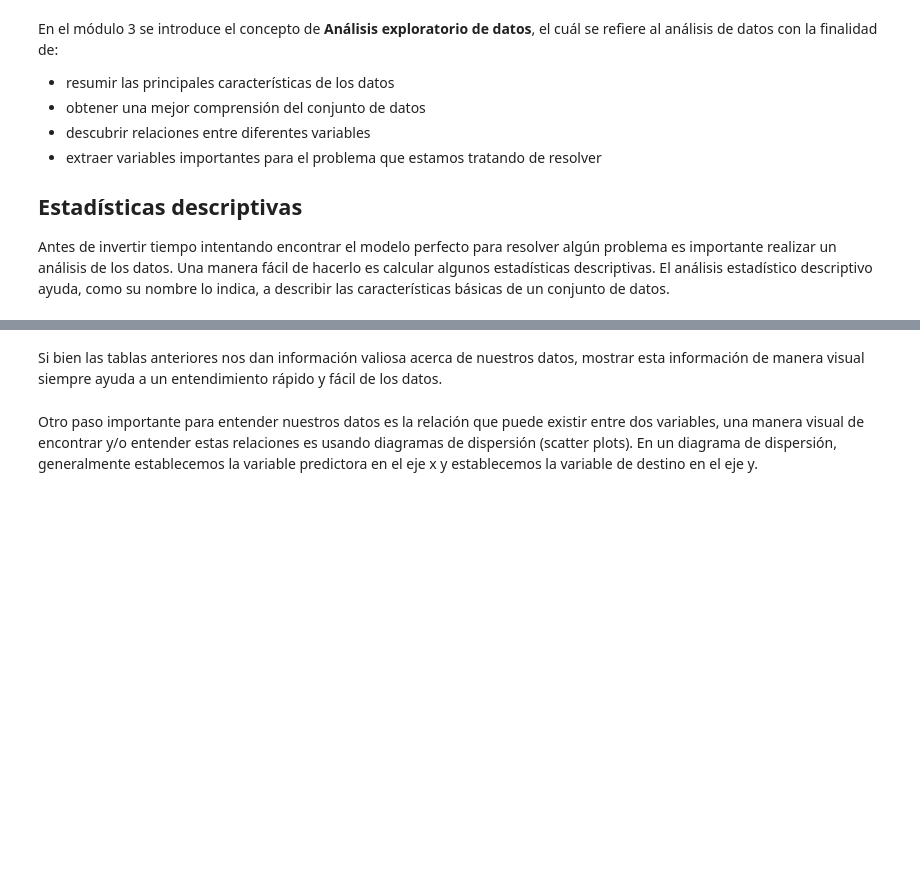
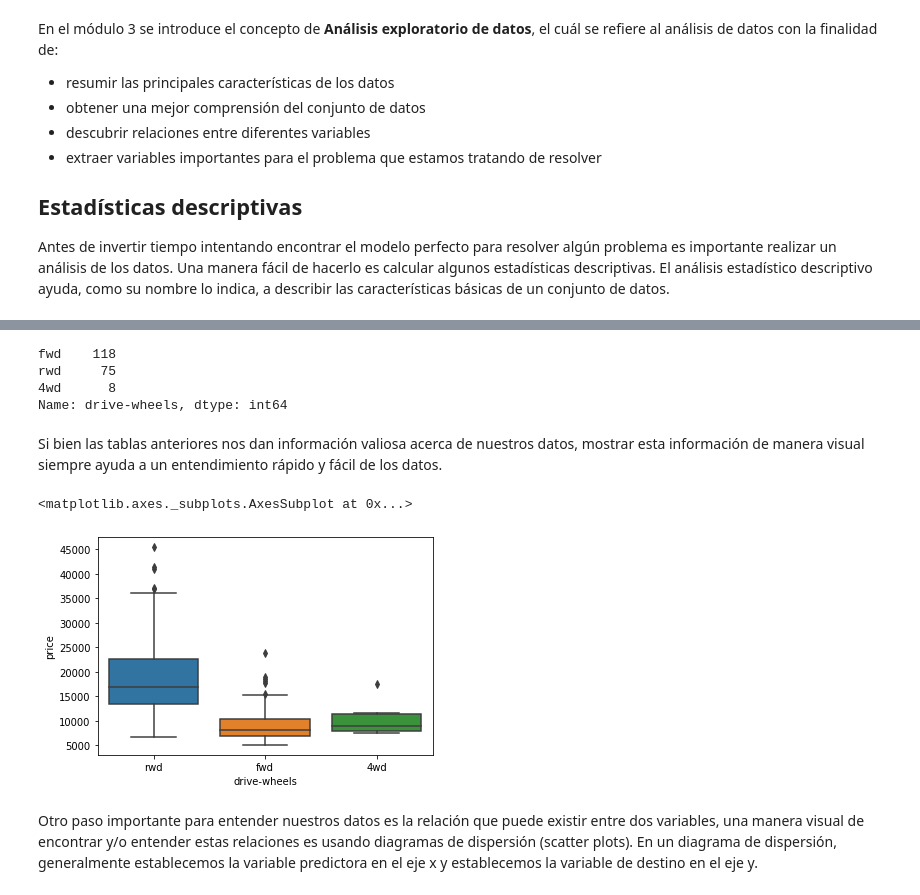
Before and after one commit to PosgradoMNA/actividades-de-aprendizaje-algaher0805, a Jupyter notebook: curso2_módulo3.ipynb, the cells around one changed output, grey strips where cells are left out. Cells and saved outputs as stored; diff of their text form; code cells hidden in the pictures; blank space fills up the shorter version.

```diff
--- a/curso2_módulo3.ipynb
+++ b/curso2_módulo3.ipynb
@@ -21,0 +29,5 @@ Antes de invertir tiempo intentando encontrar el modelo perfecto para resolver a
+# %%
+#se obtienen los datos y mostramos los primeros 5 registros
+path='https://cf-courses-data.s3.us.cloud-object-storage.appdomain.cloud/IBMDeveloperSkillsNetwork-DA0101EN-SkillsNetwork/labs/Data%20files/automobileEDA.csv'
+df = pd.read_csv(path)
+df.head()
@@ -26,2 +77,11 @@ Antes de invertir tiempo intentando encontrar el modelo perfecto para resolver a
+# %%
+#Como describe omite el análisis para las variables categoricas, podemos usar value_counts() para obtener una descripción sencilla de estas
+df['drive-wheels'].value_counts()
+#En este ejemplo podemos ver las diferentes categorias contenidas en la variable drive-wheels.
+# %% [output]
+fwd    118
+rwd     75
+4wd      8
+Name: drive-wheels, dtype: int64
 # %% [markdown]
 Si bien las tablas anteriores nos dan información valiosa acerca de nuestros datos, mostrar esta información de manera visual siempre ayuda a un entendimiento rápido y fácil de los datos.
@@ -30,2 +88,8 @@ Si bien las tablas anteriores nos dan información valiosa acerca de nuestros da
+# %%
+#En este boxplot nos muestra los cuartiles y outliers, de la variable precio vistos desde cada categoría contenida en la variable drive-wheels
+sns.boxplot(x="drive-wheels", y="price",data=df)
+# %% [output]
+<matplotlib.axes._subplots.AxesSubplot at 0x...>
+[figure, added]
 # %% [markdown]
 Otro paso importante para entender nuestros datos es la relación que puede existir entre dos variables, una manera visual de encontrar y/o entender estas relaciones es usando diagramas de dispersión (scatter plots). En un diagrama de dispersión, generalmente establecemos la variable predictora en el eje x y establecemos la variable de destino en el eje y.
```
Also changed, not shown: parts of 17 cells of this notebook.
